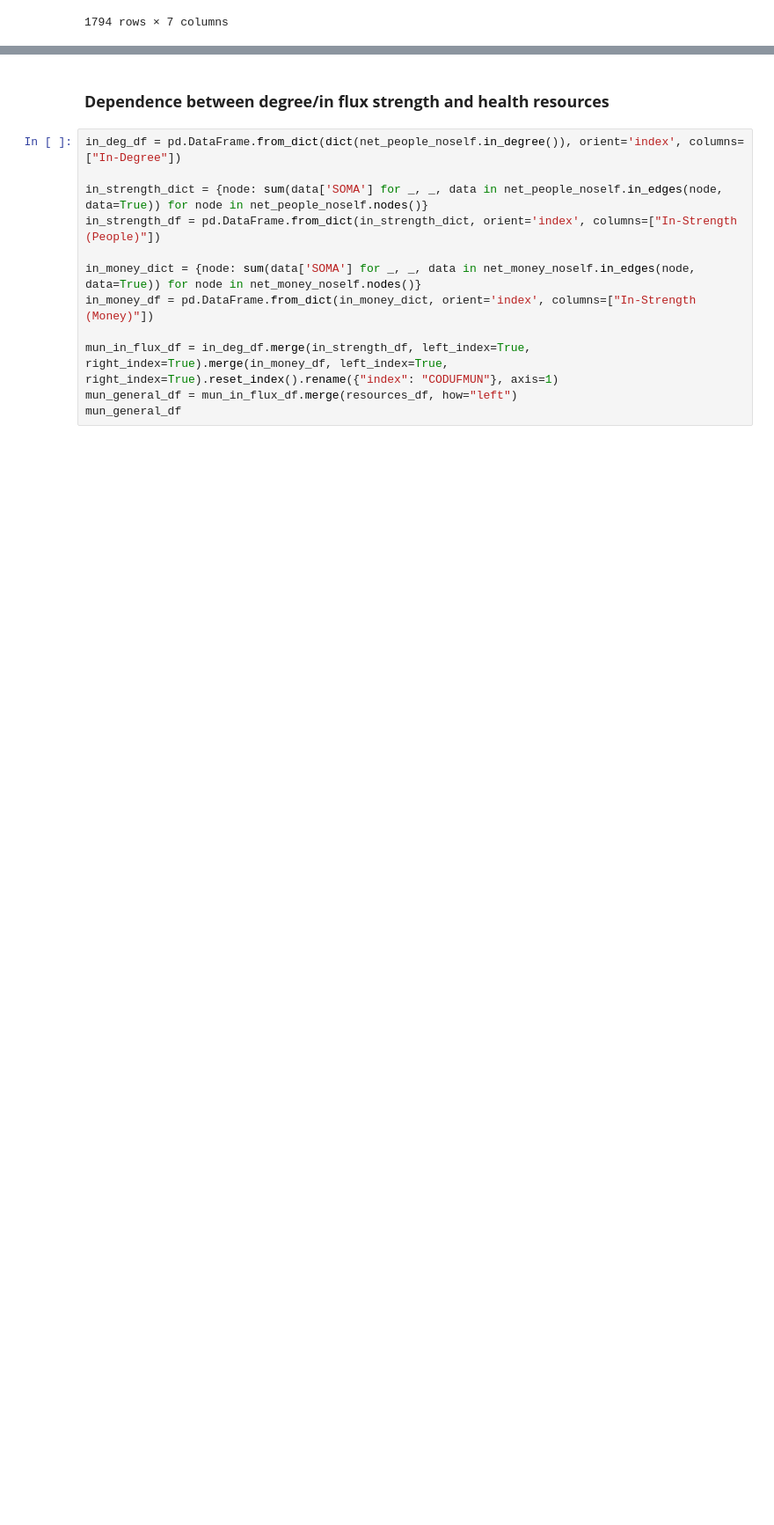
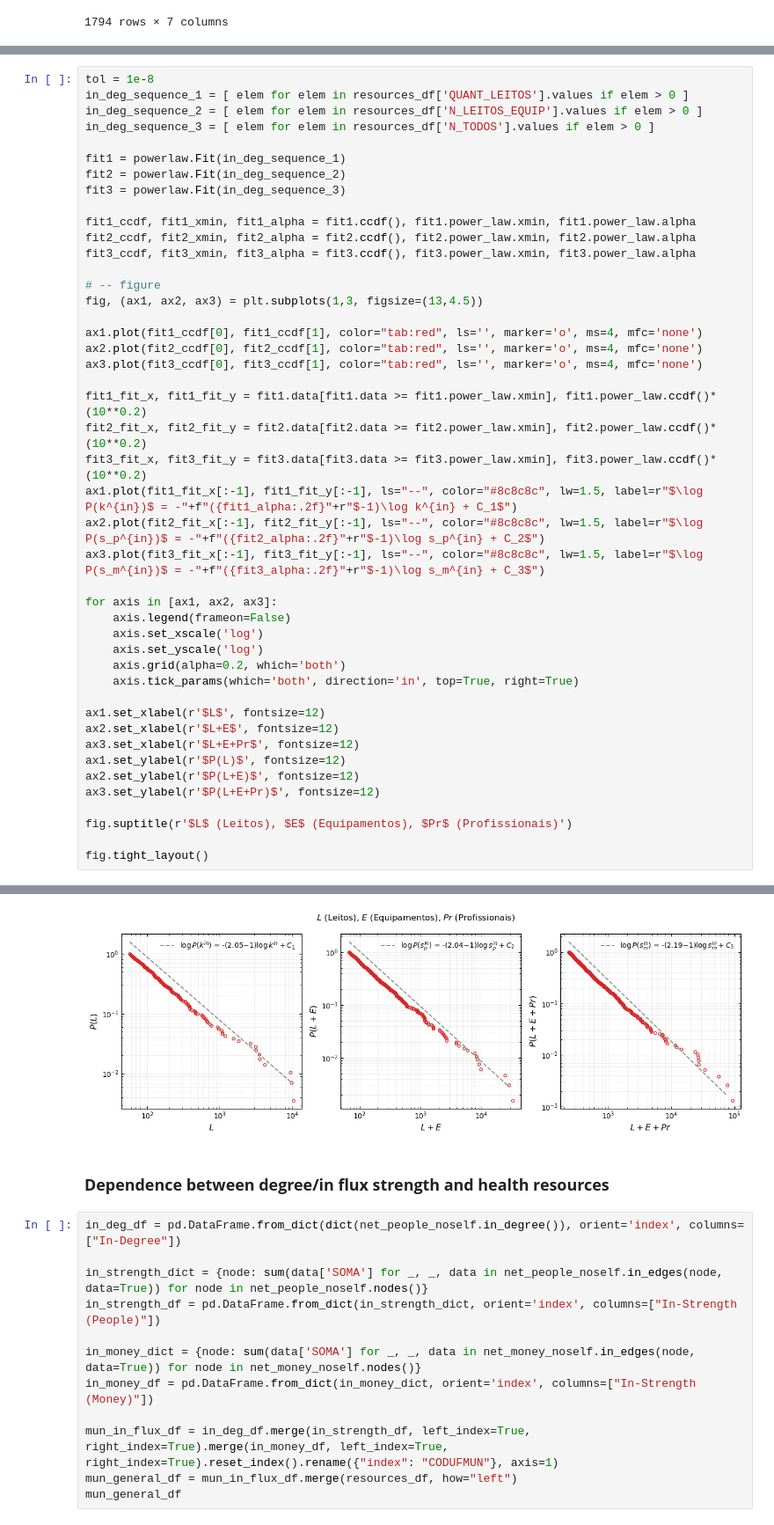
Before and after one commit to humbertocarmona/pyopensus, a Jupyter notebook: notebooks/networkanalysis/citynets.ipynb, the cells around one changed output, grey strips where cells are left out. Shown: that part at 88% size. Saved outputs shown, nothing was run; the diff lists cells and outputs as text; blank space fills up the shorter version.

```diff
--- a/notebooks/networkanalysis/citynets.ipynb
+++ b/notebooks/networkanalysis/citynets.ipynb
@@ -653,0 +593,46 @@ fig.tight_layout()
+# %%
+tol = 1e-8
+in_deg_sequence_1 = [ elem for elem in resources_df['QUANT_LEITOS'].values if elem > 0 ]
+in_deg_sequence_2 = [ elem for elem in resources_df['N_LEITOS_EQUIP'].values if elem > 0 ]
+in_deg_sequence_3 = [ elem for elem in resources_df['N_TODOS'].values if elem > 0 ]
+
+fit1 = powerlaw.Fit(in_deg_sequence_1)
+fit2 = powerlaw.Fit(in_deg_sequence_2)
+fit3 = powerlaw.Fit(in_deg_sequence_3)
+
+fit1_ccdf, fit1_xmin, fit1_alpha = fit1.ccdf(), fit1.power_law.xmin, fit1.power_law.alpha
+fit2_ccdf, fit2_xmin, fit2_alpha = fit2.ccdf(), fit2.power_law.xmin, fit2.power_law.alpha
+fit3_ccdf, fit3_xmin, fit3_alpha = fit3.ccdf(), fit3.power_law.xmin, fit3.power_law.alpha
+
+# -- figure
+fig, (ax1, ax2, ax3) = plt.subplots(1,3, figsize=(13,4.5))
+
+ax1.plot(fit1_ccdf[0], fit1_ccdf[1], color="tab:red", ls='', marker='o', ms=4, mfc='none')
+ax2.plot(fit2_ccdf[0], fit2_ccdf[1], color="tab:red", ls='', marker='o', ms=4, mfc='none')
+ax3.plot(fit3_ccdf[0], fit3_ccdf[1], color="tab:red", ls='', marker='o', ms=4, mfc='none')
+
+fit1_fit_x, fit1_fit_y = fit1.data[fit1.data >= fit1.power_law.xmin], fit1.power_law.ccdf()*(10**0.2)
+fit2_fit_x, fit2_fit_y = fit2.data[fit2.data >= fit2.power_law.xmin], fit2.power_law.ccdf()*(10**0.2)
+fit3_fit_x, fit3_fit_y = fit3.data[fit3.data >= fit3.power_law.xmin], fit3.power_law.ccdf()*(10**0.2)
+ax1.plot(fit1_fit_x[:-1], fit1_fit_y[:-1], ls="--", color="#8c8c8c", lw=1.5, label=r"$\log P(k^{in})$ = -"+f"({fit1_alpha:.2f}"+r"$-1)\log k^{in} + C_1$")
+ax2.plot(fit2_fit_x[:-1], fit2_fit_y[:-1], ls="--", color="#8c8c8c", lw=1.5, label=r"$\log P(s_p^{in})$ = -"+f"({fit2_alpha:.2f}"+r"$-1)\log s_p^{in} + C_2$")
+ax3.plot(fit3_fit_x[:-1], fit3_fit_y[:-1], ls="--", color="#8c8c8c", lw=1.5, label=r"$\log P(s_m^{in})$ = -"+f"({fit3_alpha:.2f}"+r"$-1)\log s_m^{in} + C_3$")
+
+for axis in [ax1, ax2, ax3]:
+    axis.legend(frameon=False)
+    axis.set_xscale('log')
+    axis.set_yscale('log')
+    axis.grid(alpha=0.2, which='both')
+    axis.tick_params(which='both', direction='in', top=True, right=True)
+
+ax1.set_xlabel(r'$L$', fontsize=12)
+ax2.set_xlabel(r'$L+E$', fontsize=12)
+ax3.set_xlabel(r'$L+E+Pr$', fontsize=12)
+ax1.set_ylabel(r'$P(L)$', fontsize=12)
+ax2.set_ylabel(r'$P(L+E)$', fontsize=12)
+ax3.set_ylabel(r'$P(L+E+Pr)$', fontsize=12)
+
+fig.suptitle(r'$L$ (Leitos), $E$ (Equipamentos), $Pr$ (Profissionais)')
+
+fig.tight_layout()
+# %% [output]
@@ -654,3 +660,4 @@ fig.tight_layout()
+[figure, added]
 # %% [markdown]
 ### **Dependence between degree/in flux strength and health resources**
 # %%
```
Also changed, not shown: parts of 14 cells of this notebook, 1 other file.
